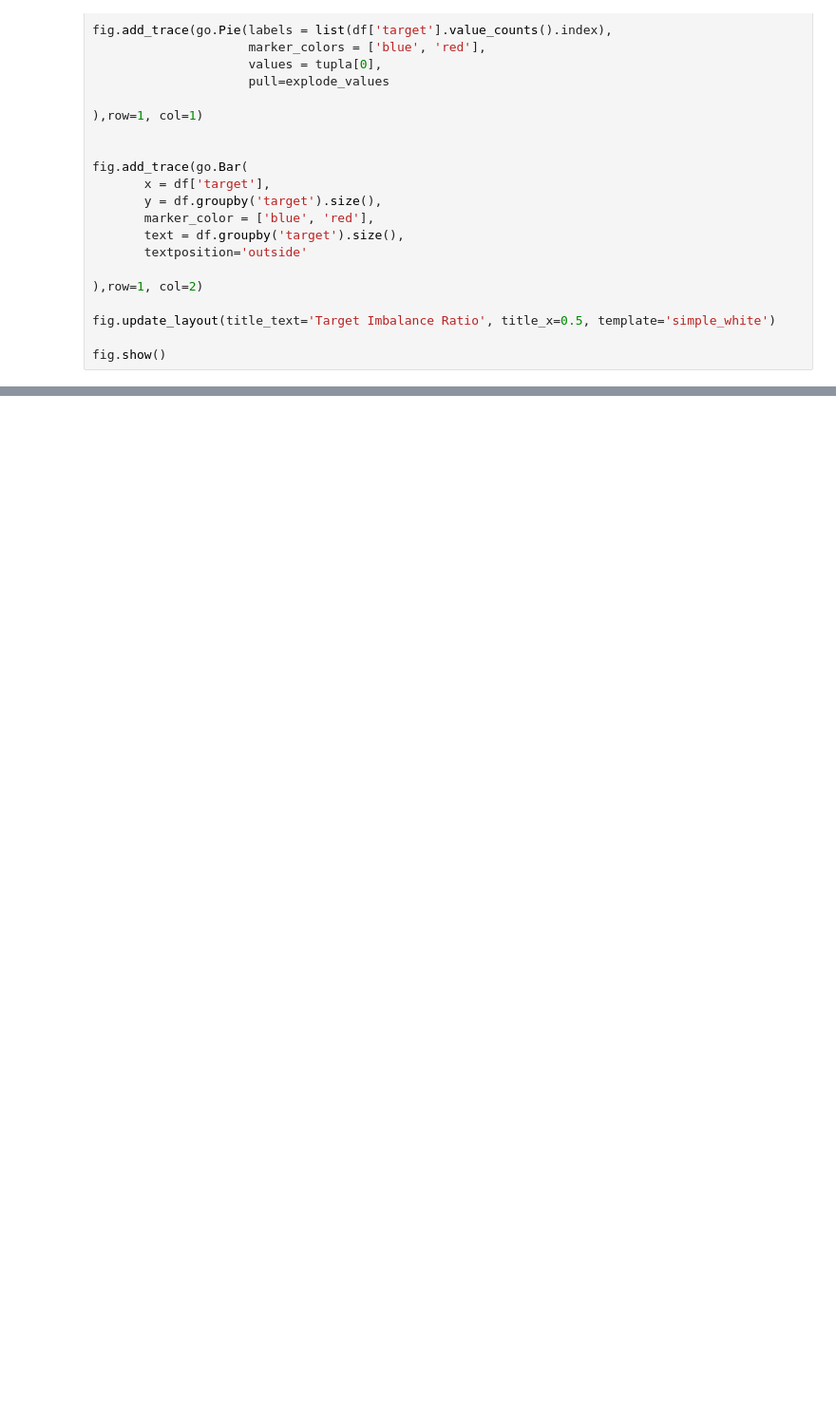
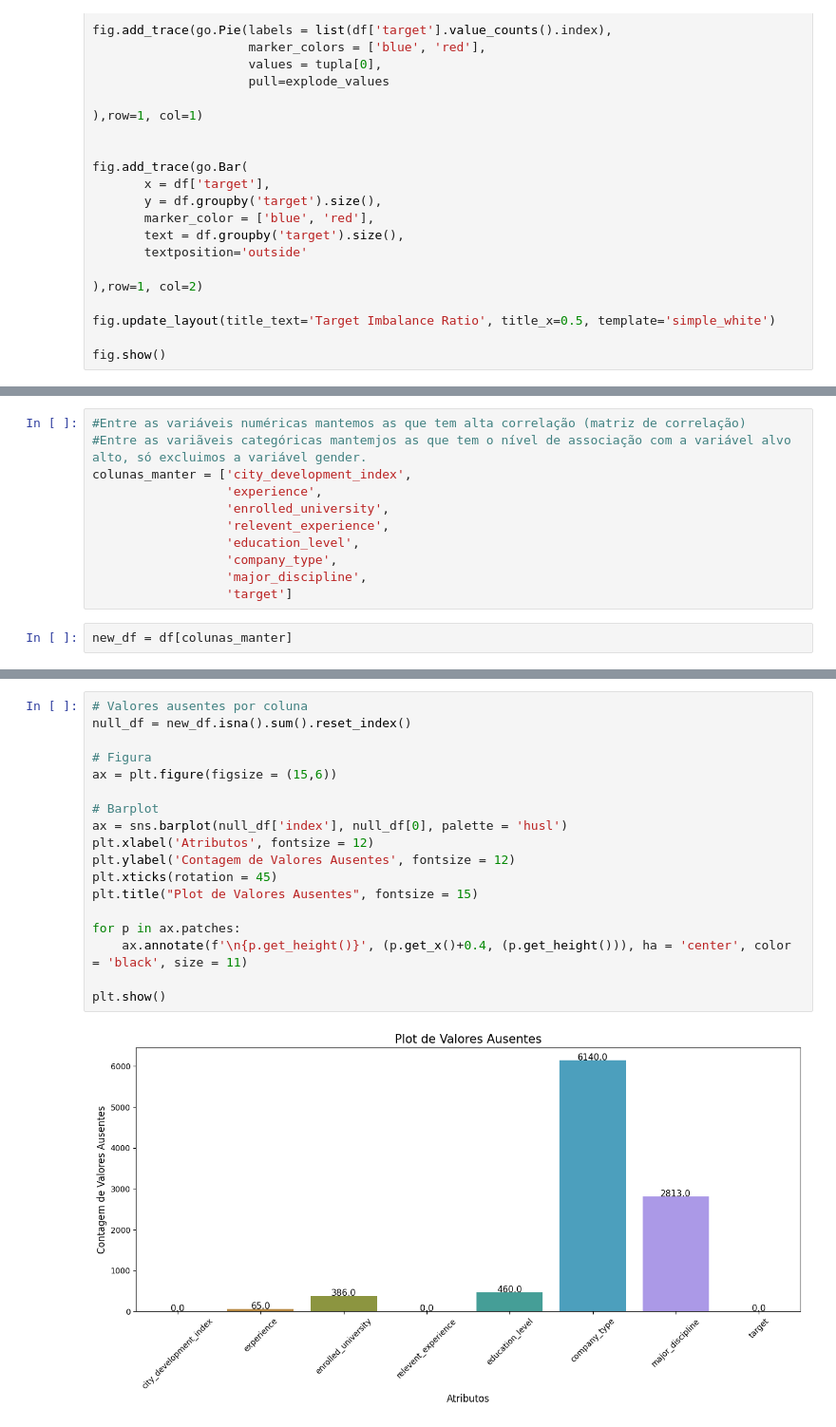
Before and after one commit to ramos-iza/DataScienceAcademy, a Jupyter notebook: projeto2/projeto2.ipynb, the cells around one changed output, grey strips where cells are left out. Shown at 95% size. Cells and saved outputs as stored; diff of their text form; blank space fills up the shorter version.

Commit message:
desenvolvimento - tratando valores ausentes

```diff
--- a/projeto2/projeto2.ipynb
+++ b/projeto2/projeto2.ipynb
@@ -827,0 +847,13 @@ fig.show()
+# %%
+#Entre as variáveis numéricas mantemos as que tem alta correlação (matriz de correlação)
+#Entre as variãveis categóricas mantemjos as que tem o nível de associação com a variável alvo alto, só excluimos a variável gender.
+colunas_manter = ['city_development_index',
+                  'experience',
+                  'enrolled_university',
+                  'relevent_experience',
+                  'education_level',
+                  'company_type',
+                  'major_discipline',
+                  'target']
+# %%
+new_df = df[colunas_manter]
@@ -827,0 +878,20 @@ fig.show()
+# %%
+# Valores ausentes por coluna
+null_df = new_df.isna().sum().reset_index()
+
+# Figura
+ax = plt.figure(figsize = (15,6))
+
+# Barplot
+ax = sns.barplot(null_df['index'], null_df[0], palette = 'husl')
+plt.xlabel('Atributos', fontsize = 12)
+plt.ylabel('Contagem de Valores Ausentes', fontsize = 12)
+plt.xticks(rotation = 45)
+plt.title("Plot de Valores Ausentes", fontsize = 15)
+
+for p in ax.patches:
+    ax.annotate(f'\n{p.get_height()}', (p.get_x()+0.4, (p.get_height())), ha = 'center', color = 'black', size = 11)
+
+plt.show()
+# %% [output]
+[figure, added]
```
Also changed, not shown: parts of 35 cells of this notebook.
